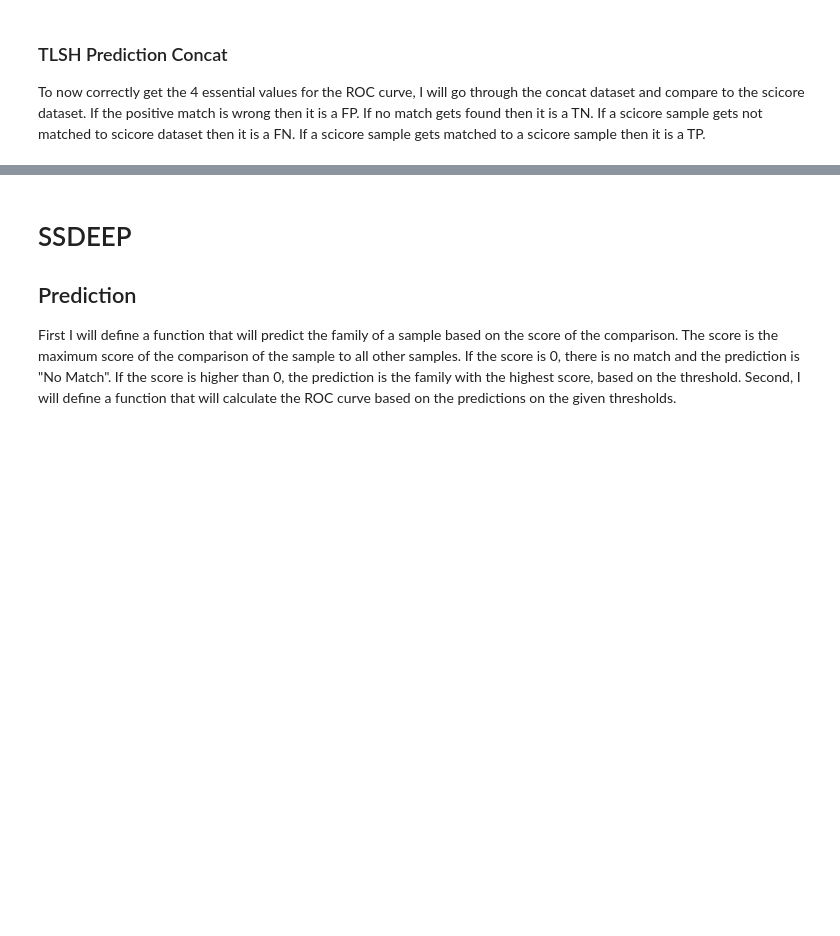
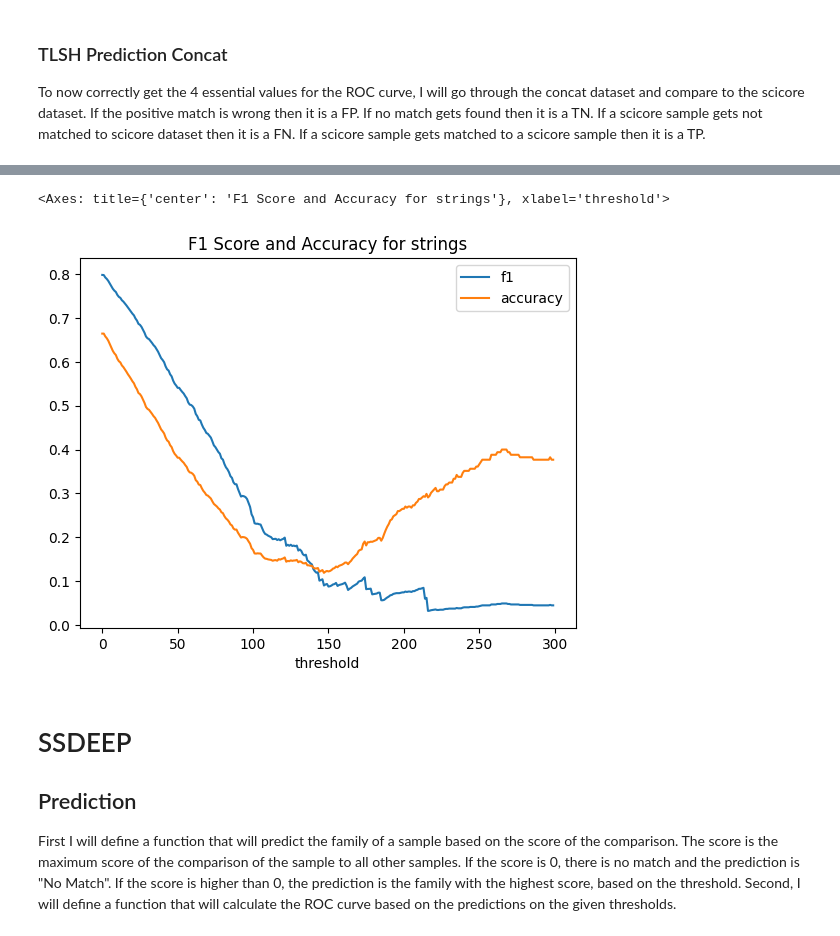
Before and after one commit to edizeqiri/obstkorb, a Jupyter notebook: Testing_Framework/ROC.ipynb, the cells around one changed output, grey strips where cells are left out. Drawn from its saved outputs; the diff is of its cells as text; code cells hidden in the pictures; blank space fills up the shorter version.

```diff
--- a/Testing_Framework/ROC.ipynb
+++ b/Testing_Framework/ROC.ipynb
@@ -338,3 +366,9 @@ With a threshold of 14 we get the best ratio of true positive rate and false pos
+# %%
+s = tlsh_f1(tlsh_comb(col='strings'))
+s.plot(x="threshold", y=["f1","accuracy"],title="F1 Score and Accuracy for strings")
+# %% [output]
+<Axes: title={'center': 'F1 Score and Accuracy for strings'}, xlabel='threshold'>
+[figure, added]
 # %% [markdown]
 # SSDEEP
 ## Prediction
```
Also changed, not shown: parts of 23 cells of this notebook, 4 other files.
